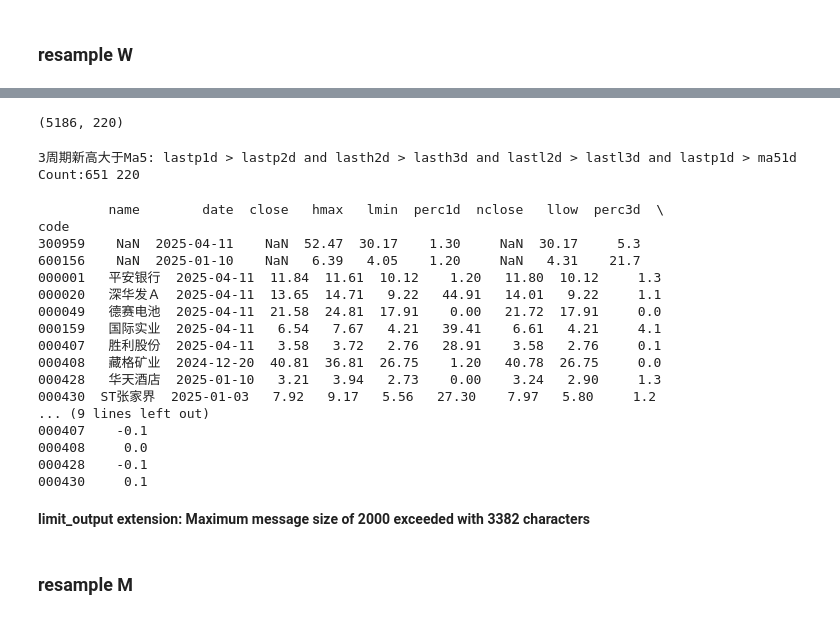
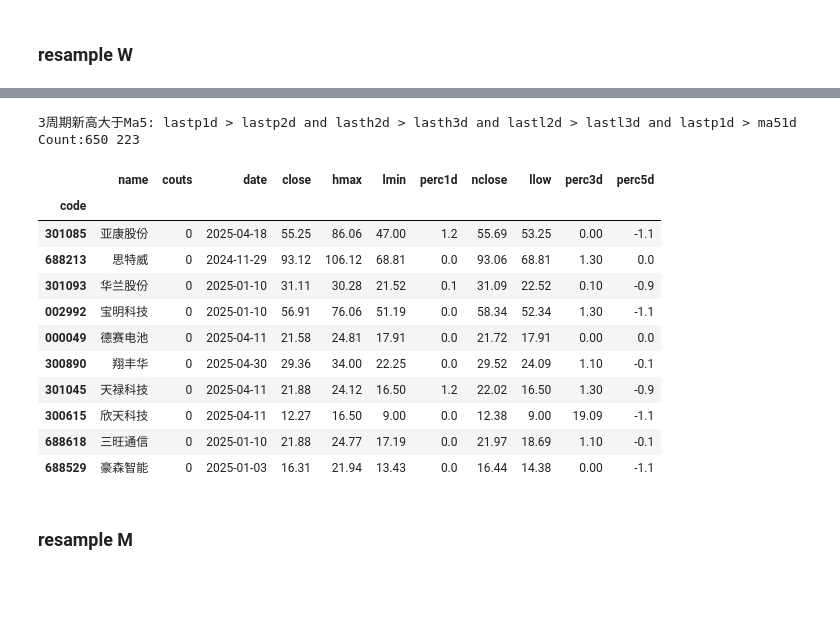
Before and after one commit to johnsonhongyi/pyQuant3, a Jupyter notebook: stock/jupyterAlgo/Quant2023/resample-monitor.ipynb, the cells around one changed output, grey strips where cells are left out. Saved outputs shown, nothing was run; the diff lists cells and outputs as text; code cells hidden in the pictures; blank space fills up the shorter version.

```diff
--- a/stock/jupyterAlgo/Quant2023/resample-monitor.ipynb
+++ b/stock/jupyterAlgo/Quant2023/resample-monitor.ipynb
@@ -450,39 +476,26 @@ tdx_w = cct.combine_dataFrame(h5_w,sinadm)
-# %%
-tdx_w.shape
-# tdx_now.query('close >  lastp1d  and lastl1d < ma51d and close > ma51d and lastp1d < upper and lastp1d > lastp2d and lasth1d >high4 and boll > 0 and volume < 1')
-# tdx_select_w = tdx_w.query('lasth1d > lasth2d and lasth2d >lasth3d and lasth2d > upper1')
-# show_tdx_data(tdx_select_w)
-# %% [output]
-(5186, 220)
 # %%
 # tw_code = tdx_w.query('lasth1d > lasth2d > lasth3d and close >= high4')
 # tw_code = tdx_w.query('lasth1d > lasth2d and lasth2d >lasth3d and lasth2d > upper1')
 # tw_code = tdx_w.query ('lastp1d > lastp2d and lasth2d > lasth3d and lastl2d > lastl3d and lastp1d > ma51d')
 # tw_code = tdx_w.query(f'{get_filter(0)}')
-tw_code = tdx_w.query(f'{get_filter(filterIDX)}')
-
+# tw_code = tdx_w.query(f'{get_filter(filterIDX)}')
+tw_code = h5_w.query(f'{get_filter(filterIDX)}')
 show_tdx_data(tw_code,limit=10)
 # %% [output]
 3周期新高大于Ma5: lastp1d > lastp2d and lasth2d > lasth3d and lastl2d > lastl3d and lastp1d > ma51d
-Count:651 220
+Count:650 223
-         name        date  close   hmax   lmin  perc1d  nclose   llow  perc3d  \
-code
-300959    NaN  2025-04-11    NaN  52.47  30.17    1.30     NaN  30.17     5.3
-600156    NaN  2025-01-10    NaN   6.39   4.05    1.20     NaN   4.31    21.7
-000001   平安银行  2025-04-11  11.84  11.61  10.12    1.20   11.80  10.12     1.3
-000020   深华发Ａ  2025-04-11  13.65  14.71   9.22   44.91   14.01   9.22     1.1
-000049   德赛电池  2025-04-11  21.58  24.81  17.91    0.00   21.72  17.91     0.0
-000159   国际实业  2025-04-11   6.54   7.67   4.21   39.41    6.61   4.21     4.1
-000407   胜利股份  2025-04-11   3.58   3.72   2.76   28.91    3.58   2.76     0.1
-000408   藏格矿业  2024-12-20  40.81  36.81  26.75    1.20   40.78  26.75     0.0
-000428   华天酒店  2025-01-10   3.21   3.94   2.73    0.00    3.24   2.90     1.3
-000430  ST张家界  2025-01-03   7.92   9.17   5.56   27.30    7.97   5.80     1.2
-... (9 lines left out)
-000407    -0.1
-000408     0.0
-000428    -0.1
-000430     0.1
-limit_output extension: Maximum message size of 2000 exceeded with 3382 characters
+|  | name | couts | date | close | hmax | lmin | perc1d | nclose | llow | perc3d | perc5d |
+| code |  |  |  |  |  |  |  |  |  |  |  |
+| 301085 | 亚康股份 | 0 | 2025-04-18 | 55.25 | 86.06 | 47.00 | 1.2 | 55.69 | 53.25 | 0.00 | -1.1 |
+| 688213 | 思特威 | 0 | 2024-11-29 | 93.12 | 106.12 | 68.81 | 0.0 | 93.06 | 68.81 | 1.30 | 0.0 |
+| 301093 | 华兰股份 | 0 | 2025-01-10 | 31.11 | 30.28 | 21.52 | 0.1 | 31.09 | 22.52 | 0.10 | -0.9 |
+| 002992 | 宝明科技 | 0 | 2025-01-10 | 56.91 | 76.06 | 51.19 | 0.0 | 58.34 | 52.34 | 1.30 | -1.1 |
+| 000049 | 德赛电池 | 0 | 2025-04-11 | 21.58 | 24.81 | 17.91 | 0.0 | 21.72 | 17.91 | 0.00 | 0.0 |
+| 300890 | 翔丰华 | 0 | 2025-04-30 | 29.36 | 34.00 | 22.25 | 0.0 | 29.52 | 24.09 | 1.10 | -0.1 |
+| 301045 | 天禄科技 | 0 | 2025-04-11 | 21.88 | 24.12 | 16.50 | 1.2 | 22.02 | 16.50 | 1.30 | -0.9 |
+| 300615 | 欣天科技 | 0 | 2025-04-11 | 12.27 | 16.50 | 9.00 | 0.0 | 12.38 | 9.00 | 19.09 | -1.1 |
+| 688618 | 三旺通信 | 0 | 2025-01-10 | 21.88 | 24.77 | 17.19 | 0.0 | 21.97 | 18.69 | 1.10 | -0.1 |
+| 688529 | 豪森智能 | 0 | 2025-01-03 | 16.31 | 21.94 | 13.43 | 0.0 | 16.44 | 14.38 | 0.00 | -1.1 |
 # %% [markdown]
 ### resample M
 # %%
```
Also changed, not shown: parts of 21 cells of this notebook, 2 other files.
